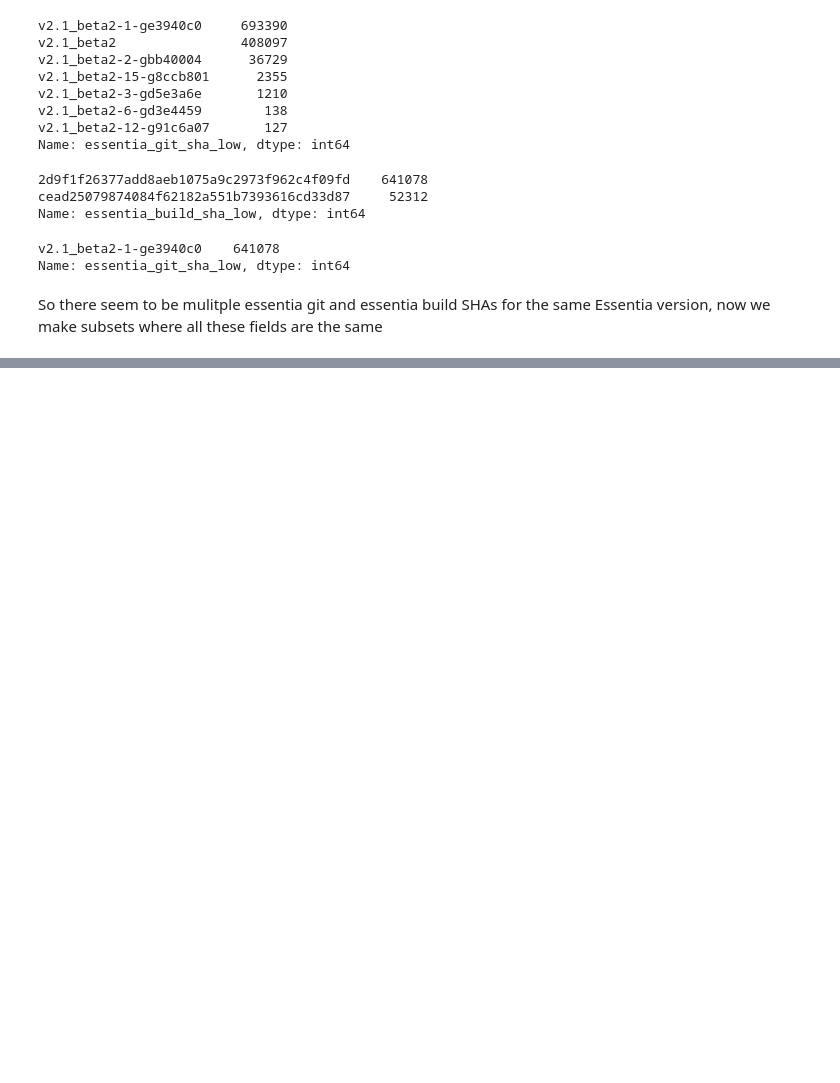
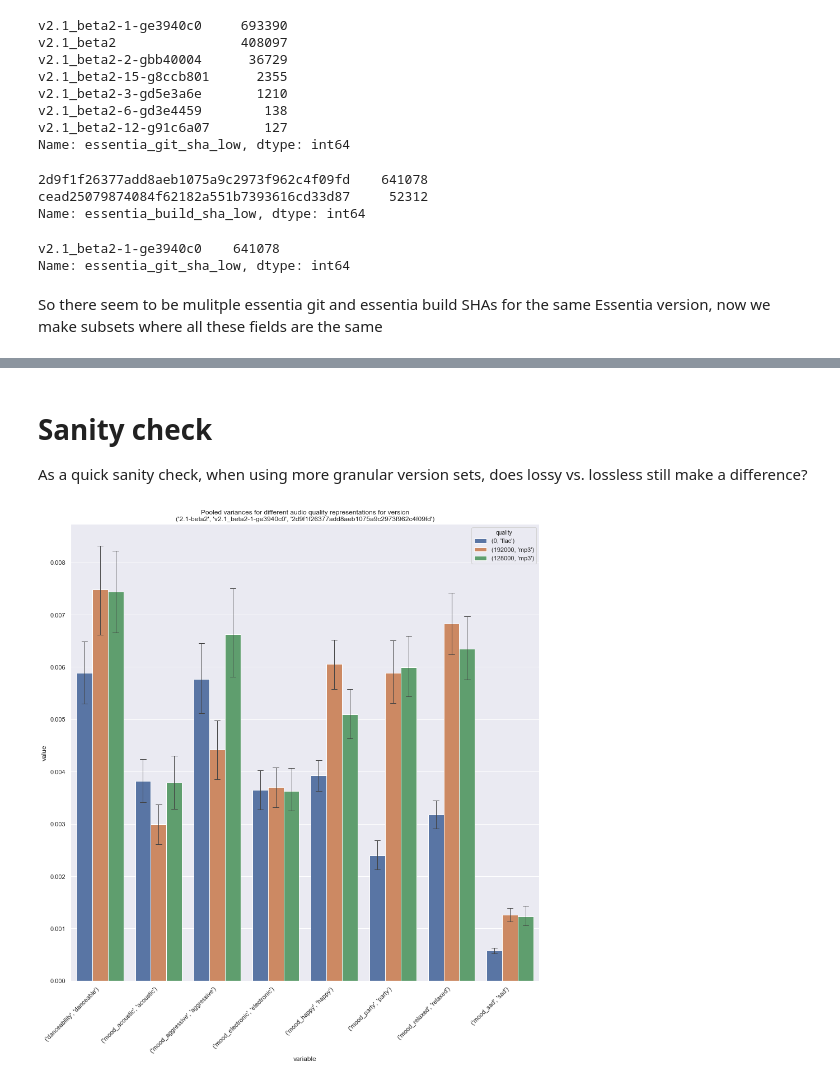
Before and after one commit to chrismostert/Thesis, a Jupyter notebook: AcousticBrainz stability same versions.ipynb, the cells around one changed output, grey strips where cells are left out. Cells and saved outputs as stored; diff of their text form; code cells hidden in the pictures; blank space fills up the shorter version.

```diff
--- a/AcousticBrainz stability same versions.ipynb
+++ b/AcousticBrainz stability same versions.ipynb
@@ -205,0 +331,22 @@ plt.show()
+# %% [markdown]
+# Sanity check
+As a quick sanity check, when using more granular version sets, does lossy vs. lossless still make a difference?
+# %%
+tocheck_ver = ('2.1-beta2', 'v2.1_beta2-1-ge3940c0','2d9f1f26377add8aeb1075a9c2973f962c4f09fd')
+tocheck_qual = ((0, 'flac'), (192000, 'mp3'), (128000, 'mp3'))
+
+toplot = pd.DataFrame()
+for qual in tocheck_qual:
+    df = variances_most.loc[(tocheck_ver[0], tocheck_ver[1], tocheck_ver[2], qual[0], qual[1])]
+    df['quality'] = str(qual)
+    toplot = toplot.append(df)
+
+toplot = toplot.melt(id_vars=['quality'])
+
+plt.figure()
+ax = sns.barplot(data=toplot, x='variable', y='value', hue='quality', errwidth=1, capsize=.1)
+ax.set_xticklabels(ax.get_xticklabels(), rotation=45, horizontalalignment='right')
+plt.title(f"Pooled variances for different audio quality representations for version\n{tocheck_ver}")
+plt.show()
+# %% [output]
+[figure, added]
```
Also changed, not shown: parts of 11 cells of this notebook.
